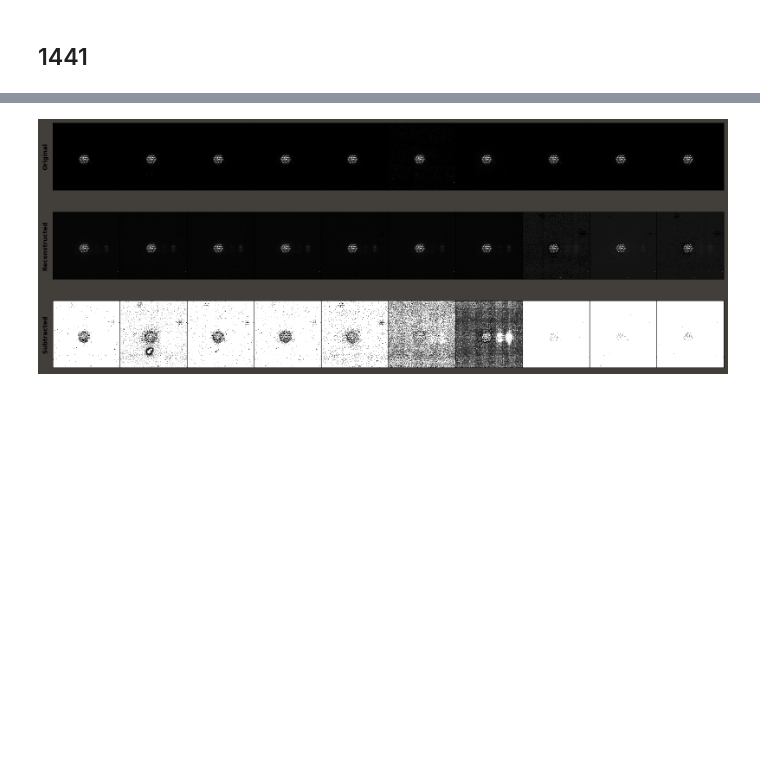
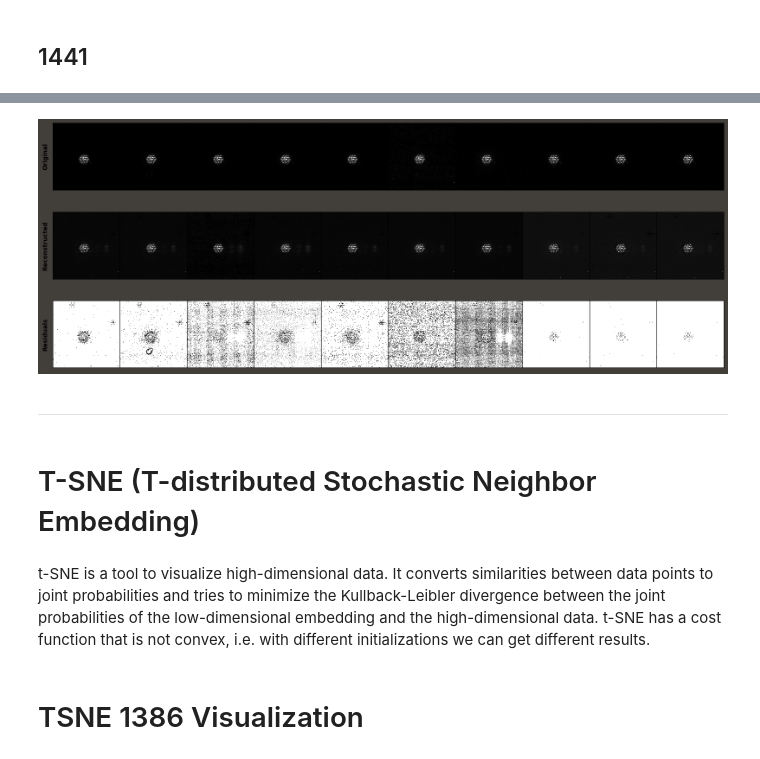
Before and after one commit to AstroMusers/AI-Boosted-Coronagraphy, a Jupyter notebook: notebooks/Non-LinearDR.ipynb, the cells around one changed output, grey strips where cells are left out. Drawn from its saved outputs; the diff is of its cells as text; code cells hidden in the pictures; blank space fills up the shorter version.

Commit message:
TSNE latent visualization

```diff
--- a/notebooks/Non-LinearDR.ipynb
+++ b/notebooks/Non-LinearDR.ipynb
@@ -24,7 +24,7 @@ h5_files
 data_1441 = h5py.File(h5_files[0],'r')
 data_1386 = h5py.File(h5_files[1],'r')
 # %%
-def visualize_umap(flatten_final, approximation, ncols=10):
+def visualize(flatten_final, approximation, ncols=10):
     substract = np.abs(flatten_final[:10,:] - approximation)
     nsample = flatten_final.shape[0]
     #subs_mean = np.mean(substract,axis=0)
@@ -52,7 +52,7 @@ def visualize_umap(flatten_final, approximation, ncols=10):
 
             axes[0][idx].set_ylabel('Original',fontsize=10,fontweight='bold')
             axes[1][idx].set_ylabel('Reconstructed',fontsize=10,fontweight='bold')
-            axes[2][idx].set_ylabel('Subtracted',fontsize=10,fontweight='bold')
+            axes[2][idx].set_ylabel('Residuals',fontsize=10,fontweight='bold')
 
         axes[0][idx].set_yticks([])
         axes[0][idx].set_xticks([])
@@ -147,6 +148,14 @@ umap.plot.points(mapper_1441,labels=classes_1441,theme='fire',background='black'
 # %%
 test_1441 = mapper_1441.embedding_[:10,:]
 reconstruct_umap_1441 =mapper_1441.inverse_transform(test_1441)
-visualize_umap(flatten_final_1441,reconstruct_umap_1441)
+visualize(flatten_final_1441,reconstruct_umap_1441)
 # %% [output]
-[figure, old version]
+[figure, new version]
+# %% [markdown]
+----
+# %% [markdown]
+# T-SNE (T-distributed Stochastic Neighbor Embedding)
+# %% [markdown]
+t-SNE is a tool to visualize high-dimensional data. It converts similarities between data points to joint probabilities and tries to minimize the Kullback-Leibler divergence between the joint probabilities of the low-dimensional embedding and the high-dimensional data. t-SNE has a cost function that is not convex, i.e. with different initializations we can get different results.
+# %% [markdown]
+# TSNE 1386 Visualization
```
Also changed, not shown: parts of 9 cells of this notebook.
